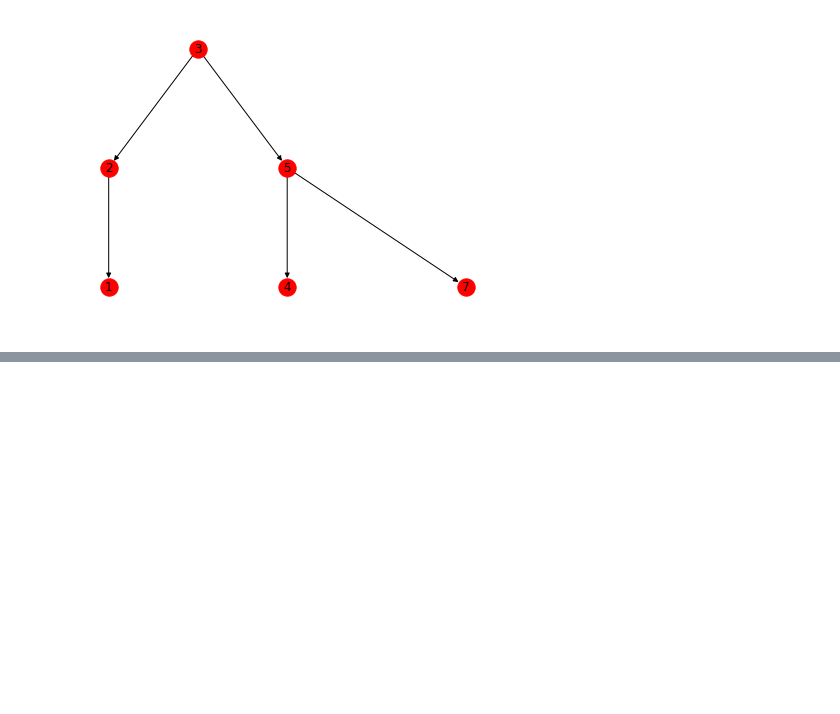
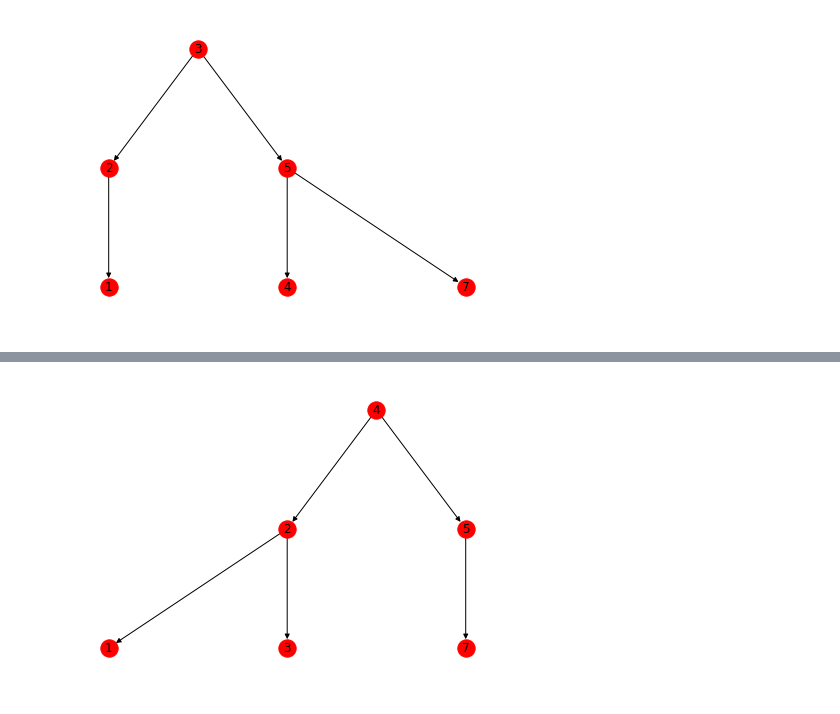
Before and after one commit to amolnayak311/algorithms-illuminated, a Jupyter notebook: Part 2, Graph Algorithms and Data Structures/11. Search Trees.ipynb, the cells around one changed output, grey strips where cells are left out. Cells and saved outputs as stored; diff of their text form; code cells hidden in the pictures; blank space fills up the shorter version.

```diff
--- a/Part 2, Graph Algorithms and Data Structures/11. Search Trees.ipynb
+++ b/Part 2, Graph Algorithms and Data Structures/11. Search Trees.ipynb
@@ -680,0 +694,22 @@ draw_tree(new_root)
+# %%
+def right_right(node):
+    # in the above case, node will represent node 2, the new_root will be 4
+
+    new_root = node.right
+
+    #set, 4's parent parent as 2's current parent and make 2's parent 4
+    new_root.parent, node.parent = node.parent, new_root
+
+    # Set node's (2) right child as new_root's (4), left child (3), set its parent accordingly
+    node.right = new_root.left
+    if new_root.left:
+        new_root.left.parent = node
+
+    # set node (2) as left child of new_root
+    new_root.left = node
+    return new_root
+# %%
+new_root = right_right(tree.root)
+draw_tree(new_root)
+# %% [output]
+[figure, added]
```
Also changed, not shown: parts of 4 cells of this notebook.
